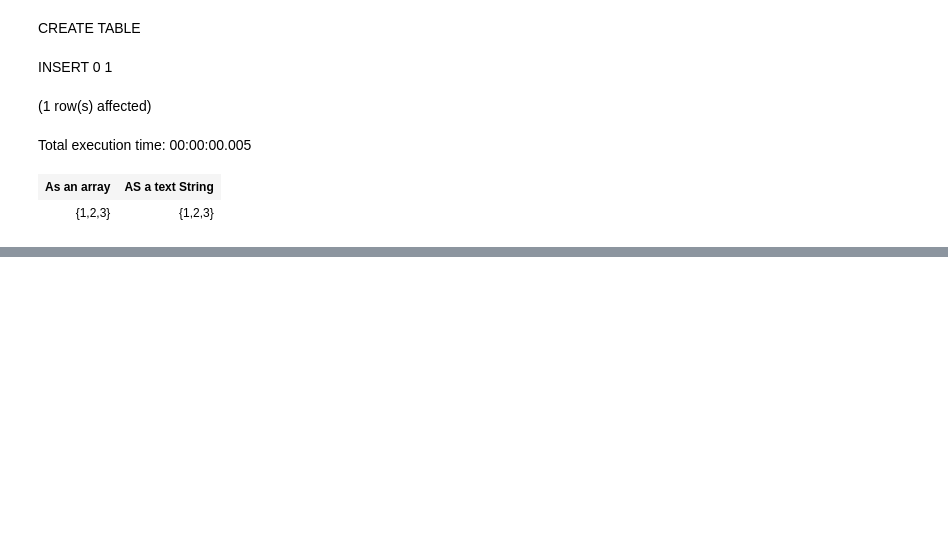
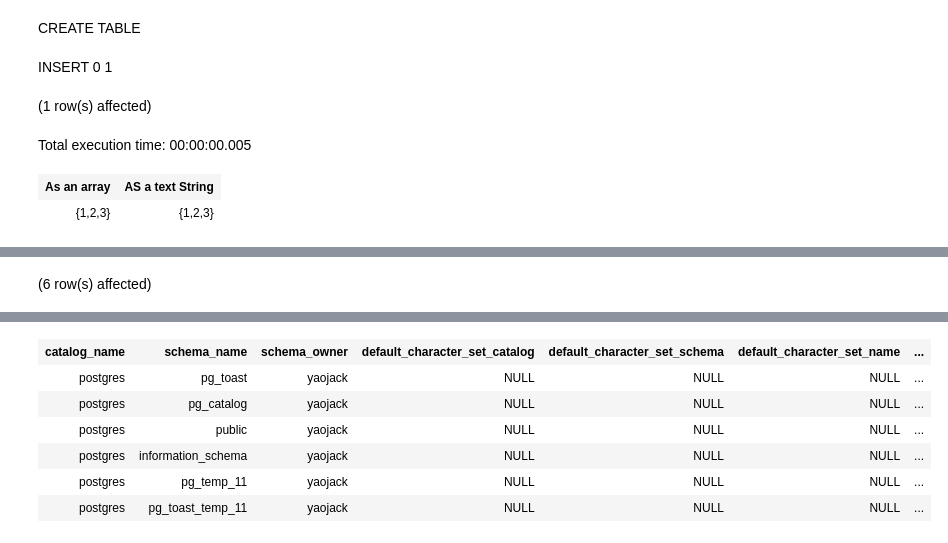
Before and after one commit to yaowenqiang/postgresql_functions_playbook, a Jupyter notebook: Notebook-1.ipynb, the cells around one changed output, grey strips where cells are left out. Saved outputs shown, nothing was run; the diff lists cells and outputs as text; code cells hidden in the pictures; blank space fills up the shorter version.

```diff
--- a/Notebook-1.ipynb
+++ b/Notebook-1.ipynb
@@ -2086,0 +2115,6 @@ Total execution time: 00:00:00.005
+# %%
+select * -- as "Non-PostgreSQL Schemas"
+from information_schema.schemata
+-- where schema_name not like 'pg%';
+# %% [output]
+(6 row(s) affected)
@@ -2086,0 +2122,7 @@ Total execution time: 00:00:00.005
+| catalog_name | schema_name | schema_owner | default_character_set_catalog | default_character_set_schema | default_character_set_name | ... |
+| postgres | pg_toast | yaojack | NULL | NULL | NULL | ... |
+| postgres | pg_catalog | yaojack | NULL | NULL | NULL | ... |
+| postgres | public | yaojack | NULL | NULL | NULL | ... |
+| postgres | information_schema | yaojack | NULL | NULL | NULL | ... |
+| postgres | pg_temp_11 | yaojack | NULL | NULL | NULL | ... |
+| postgres | pg_toast_temp_11 | yaojack | NULL | NULL | NULL | ... |
```
Also changed, not shown: parts of 29 cells of this notebook.
